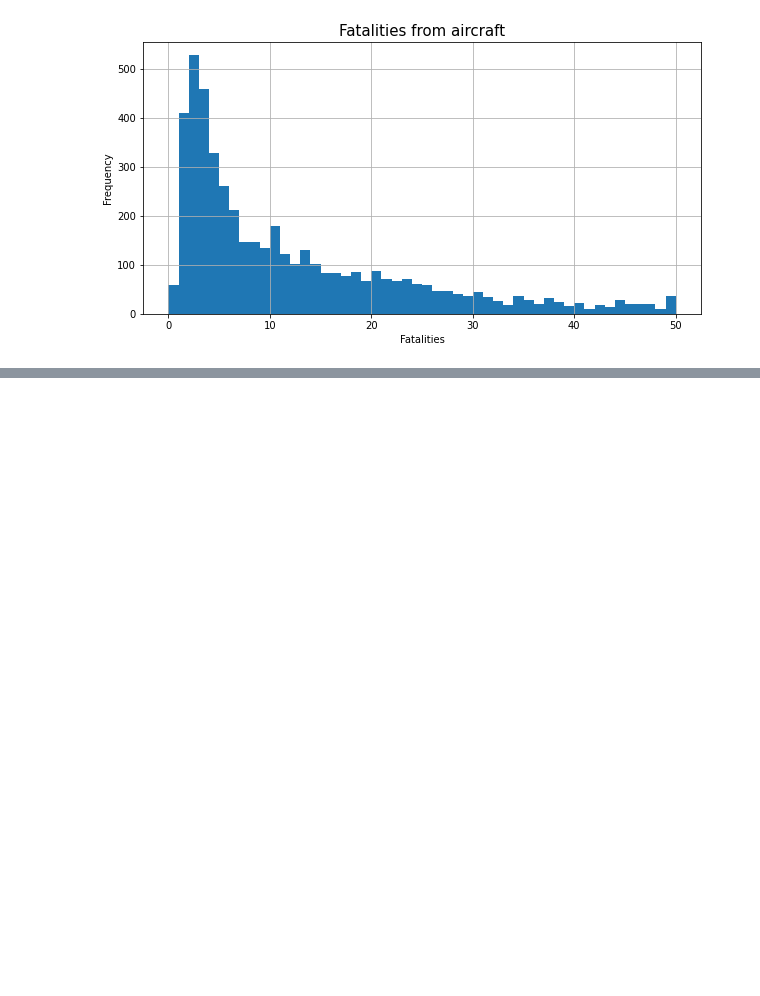
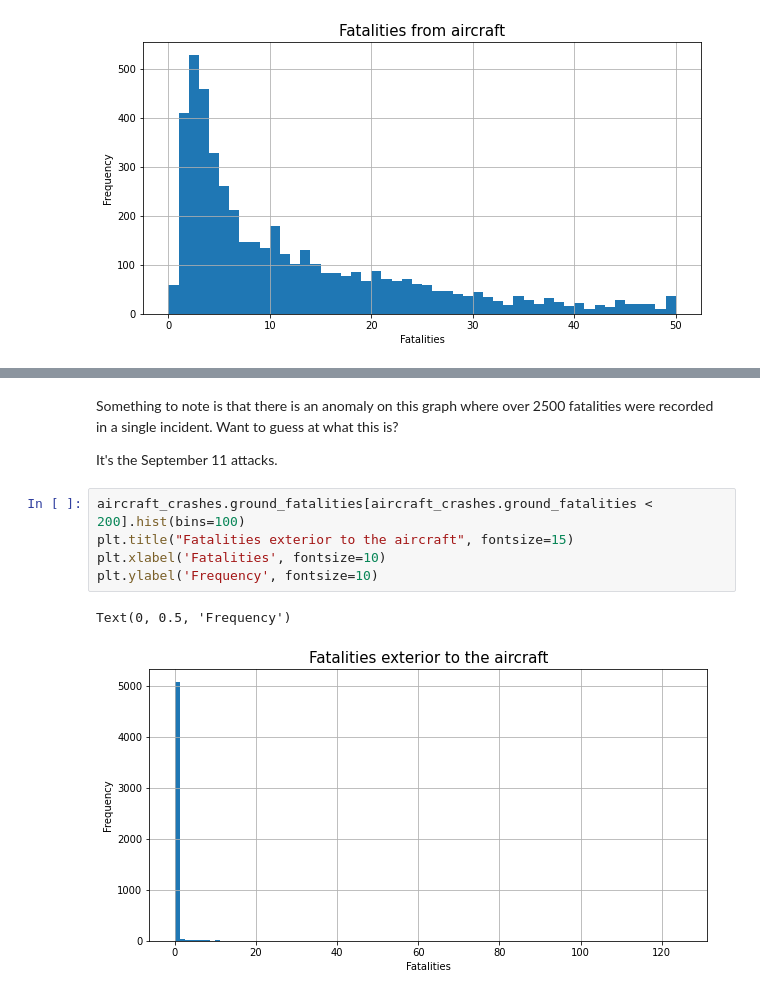
Before and after one commit to unyxium/data_project, a Jupyter notebook: aircraft_crashes.ipynb, the cells around one changed output, grey strips where cells are left out. Drawn from its saved outputs; the diff is of its cells as text; blank space fills up the shorter version.

```diff
--- a/aircraft_crashes.ipynb
+++ b/aircraft_crashes.ipynb
@@ -82,0 +86,12 @@ aircraft_crashes.ground_fatalities[aircraft_crashes.ground_fatalities > 0].hist(
+# %% [markdown]
+Something to note is that there is an anomaly on this graph where over 2500 fatalities were recorded in a single incident. Want to guess at what this is?
+
+It's the September 11 attacks.
+# %%
+aircraft_crashes.ground_fatalities[aircraft_crashes.ground_fatalities < 200].hist(bins=100)
+plt.title("Fatalities exterior to the aircraft", fontsize=15)
+plt.xlabel('Fatalities', fontsize=10)
+plt.ylabel('Frequency', fontsize=10)
+# %% [output]
+Text(0, 0.5, 'Frequency')
+[figure, added]
```
Also changed, not shown: parts of 5 cells of this notebook.
